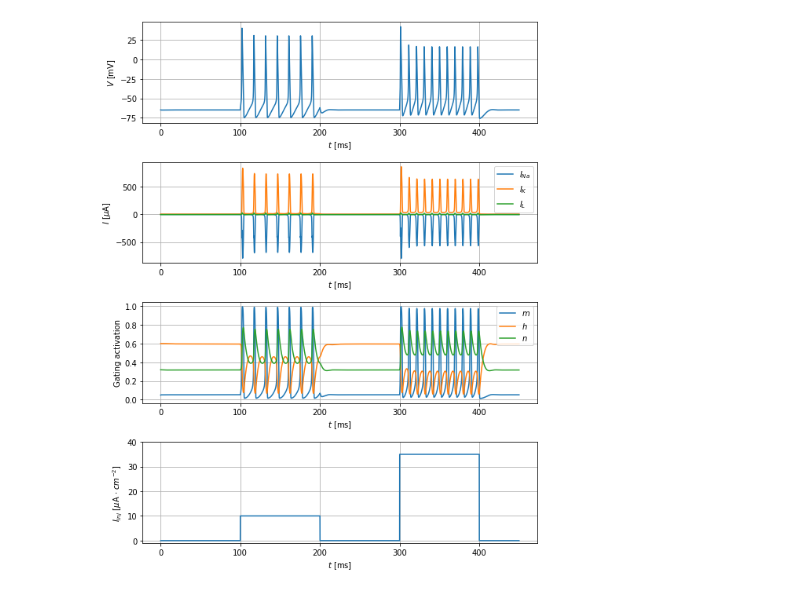
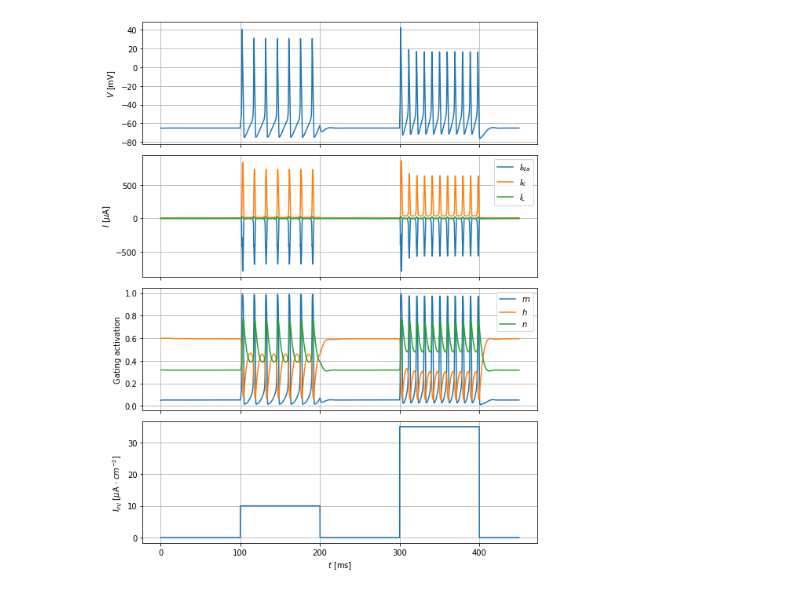
Before and after one commit to akapet00/teaching, a Jupyter notebook: emc_512/src/05-lab-ex.ipynb, the cells around one changed output. Saved outputs shown, nothing was run; the diff lists cells and outputs as text; code cells hidden in the pictures.

```diff
--- a/emc_512/src/05-lab-ex.ipynb
+++ b/emc_512/src/05-lab-ex.ipynb
@@ -275,16 +348,16 @@ class HodgkinHuxley(object):
 # %%
 C_m = 1.0  # membrane capacitance [F/cm^2]
 g_Na = 120.0  # Sodium (Na) maximum conductances [mS/cm^2]
 g_K  = 36.0  # Postassium (K) maximum conductances [mS/cm^2]
 g_L  = 0.3  # Leak maximum conductances [mS/cm^2]
-E_Na = 50.0  # Sodium (Na) Nernst reversal potentials [mV]
-E_K  = -77.0  # Postassium (K) Nernst reversal potentials [mV]
-E_L  = -54.387  # Leak Nernst reversal potentials [mV]
+E_Na = 50.0  # Sodium (Na) reversal potentials [mV]
+E_K  = -77.0  # Postassium (K) reversal potentials [mV]
+E_L  = -54.387  # Leak reversal potentials [mV]
 
 initial_conds = [-65, 0.05, 0.6, 0.32]
 t = np.arange(0.0, 450.0, 0.01)  # simulation time [ms]
 
 model = HodgkinHuxley(C_m, g_Na, g_K, g_L, E_Na, E_K, E_L)
-model.simulate(initial_conds, t)
+V, m, h, n, ina, ik, il, iinj = model.simulate(initial_conds, t, ret=True, viz=True)
 # %% [output]
-[figure, old version]
+[figure, new version]
```
Also changed, not shown: parts of 4 cells of this notebook, 2 other files.
